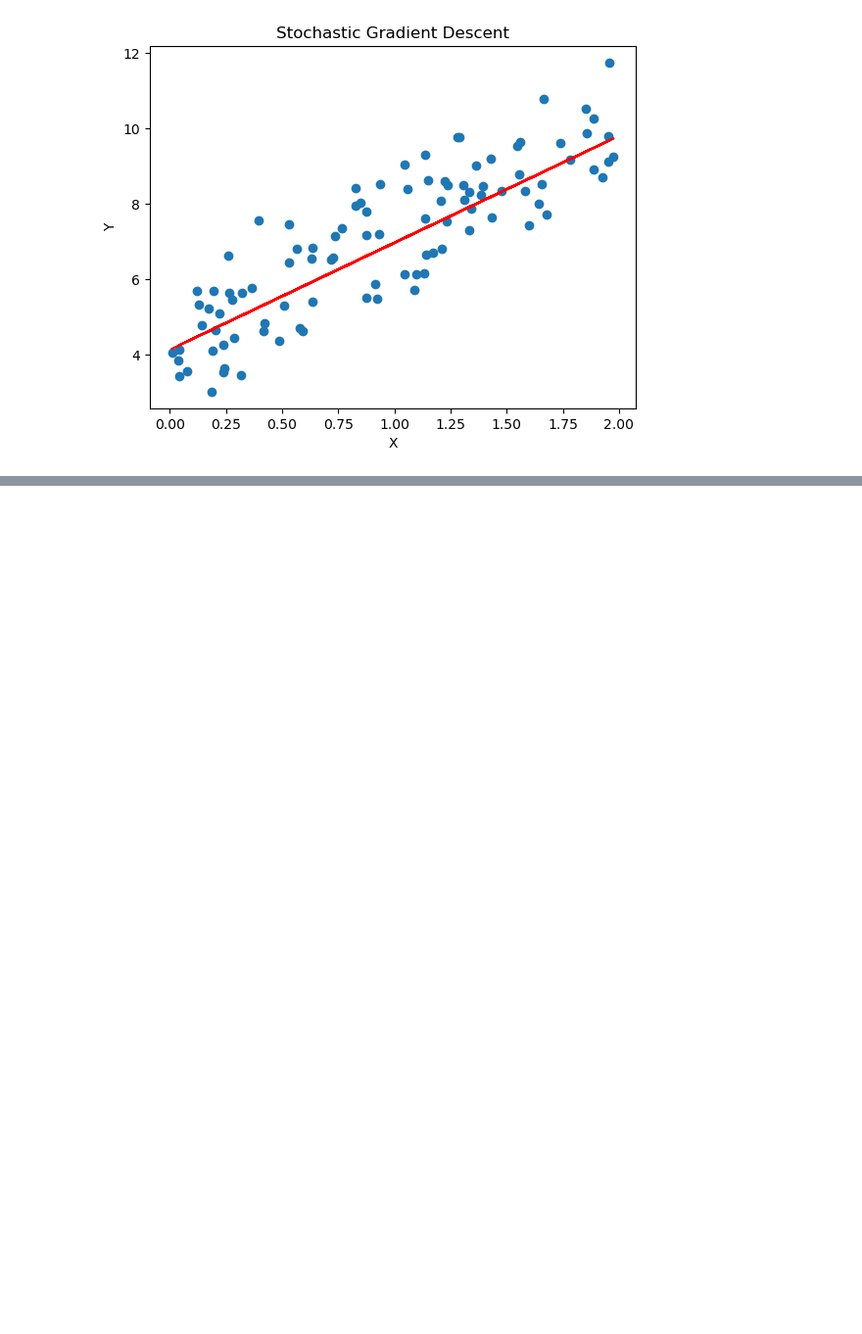
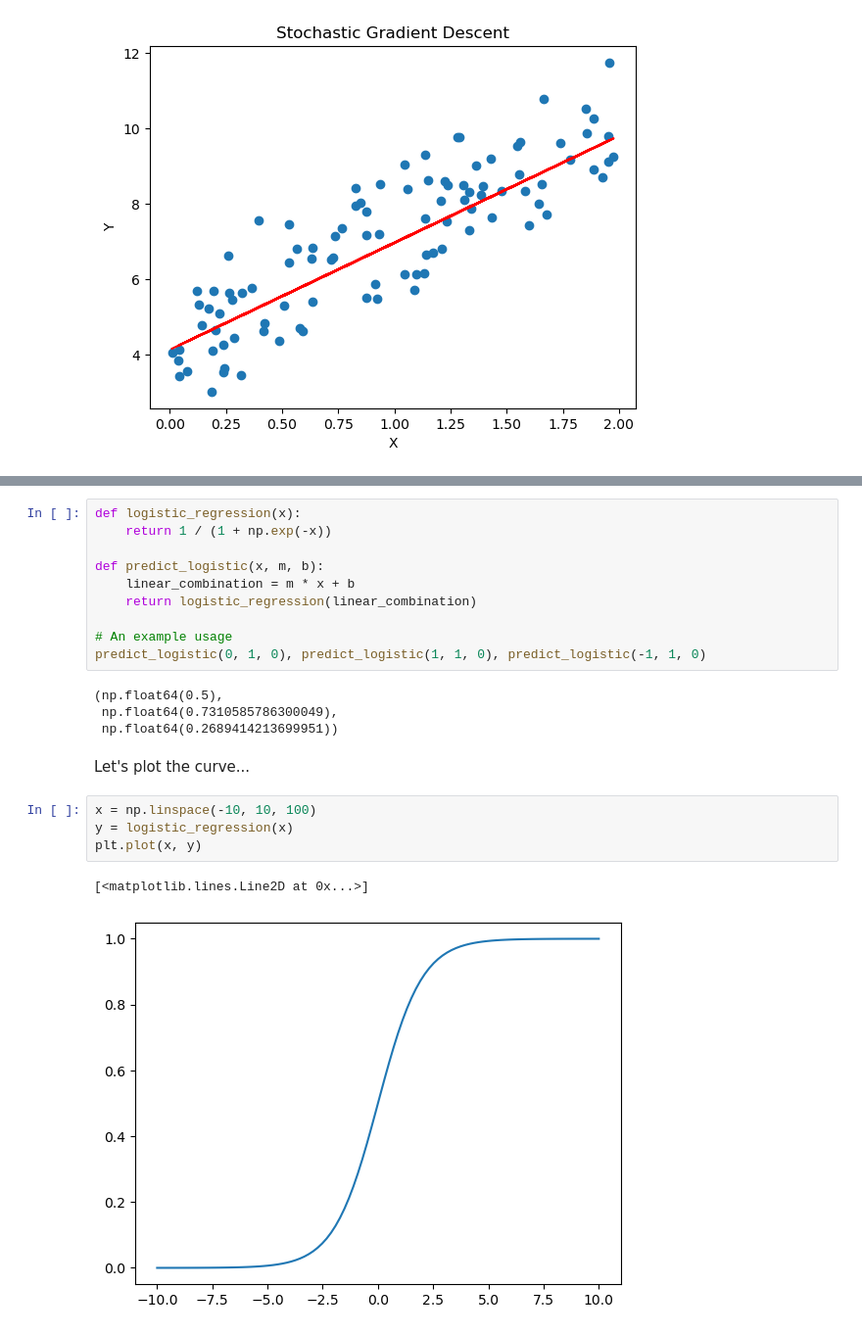
Before and after one commit to SharafatKarim/python-notebook, a Jupyter notebook: 02 - numerical methods/06 - linear_regression.ipynb, the cells around one changed output, grey strips where cells are left out. Shown: that part at 98% size. Cells and saved outputs as stored; diff of their text form; blank space fills up the shorter version.

Commit message:
logistic regression

```diff
--- a/02 - numerical methods/06 - linear_regression.ipynb
+++ b/02 - numerical methods/06 - linear_regression.ipynb
@@ -111,0 +116,23 @@ plt.show()
+# %%
+def logistic_regression(x):
+    return 1 / (1 + np.exp(-x))
+
+def predict_logistic(x, m, b):
+    linear_combination = m * x + b
+    return logistic_regression(linear_combination)
+
+# An example usage
+predict_logistic(0, 1, 0), predict_logistic(1, 1, 0), predict_logistic(-1, 1, 0)
+# %% [output]
+(np.float64(0.5),
+ np.float64(0.7310585786300049),
+ np.float64(0.2689414213699951))
+# %% [markdown]
+Let's plot the curve...
+# %%
+x = np.linspace(-10, 10, 100)
+y = logistic_regression(x)
+plt.plot(x, y)
+# %% [output]
+[<matplotlib.lines.Line2D at 0x...>]
+[figure, added]
```
Also changed, not shown: parts of 1 cell of this notebook.
